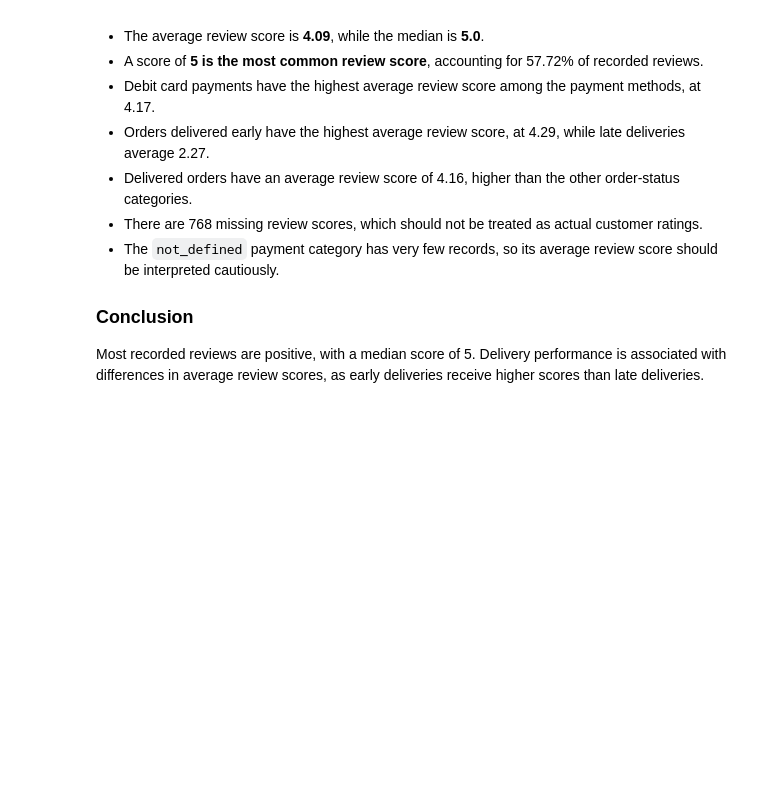
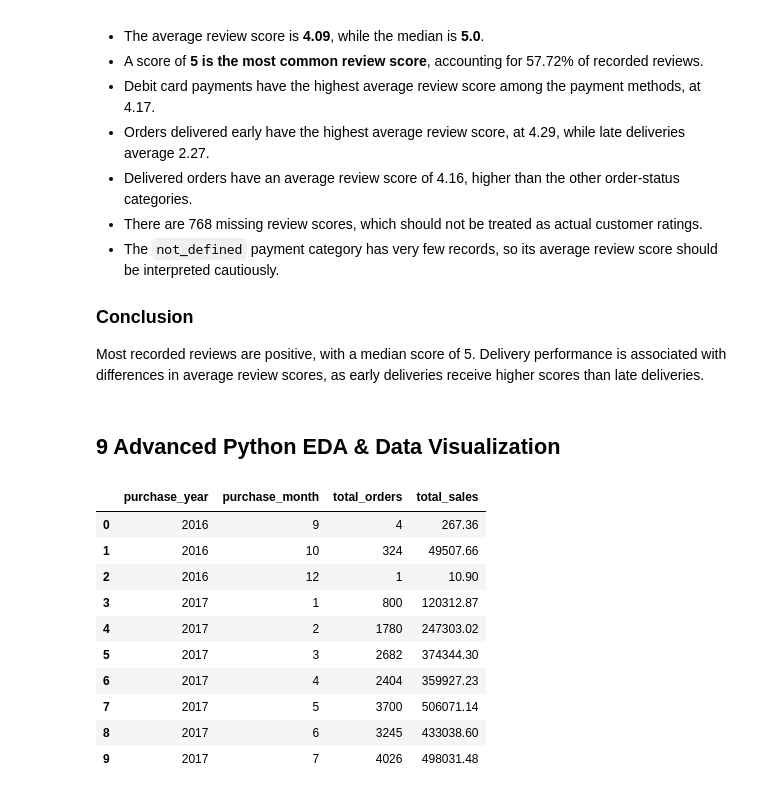
Before and after one commit to PranjaliSBidwe/E-Commerce_Sales_Customer_Behavior_Analysis, a Jupyter notebook: 01_data_understanding.ipynb, the cells around one changed output. Cells and saved outputs as stored; diff of their text form; code cells hidden in the pictures; blank space fills up the shorter version.

```diff
--- a/01_data_understanding.ipynb
+++ b/01_data_understanding.ipynb
@@ -2258,3 +2258,38 @@ satisfaction_summary
 ### Conclusion
 
 Most recorded reviews are positive, with a median score of 5. Delivery performance is associated with differences in average review scores, as early deliveries receive higher scores than late deliveries.
+# %% [markdown]
+## 9 Advanced Python EDA & Data Visualization
+# %%
+
+# Monthly order count and sales value
+
+monthly_analysis = (
+    df_clean
+    .groupby(
+        ["purchase_year", "purchase_month"],
+        observed=True
+    )
+    .agg(
+        total_orders=("order_id", "count"),
+        total_sales=(
+            "price",
+            lambda x: x.sum(min_count=1)
+        )
+    )
+    .reset_index()
+)
+
+monthly_analysis.head(10)
+# %% [output]
+|  | purchase_year | purchase_month | total_orders | total_sales |
+| 0 | 2016 | 9 | 4 | 267.36 |
+| 1 | 2016 | 10 | 324 | 49507.66 |
+| 2 | 2016 | 12 | 1 | 10.90 |
+| 3 | 2017 | 1 | 800 | 120312.87 |
+| 4 | 2017 | 2 | 1780 | 247303.02 |
+| 5 | 2017 | 3 | 2682 | 374344.30 |
+| 6 | 2017 | 4 | 2404 | 359927.23 |
+| 7 | 2017 | 5 | 3700 | 506071.14 |
+| 8 | 2017 | 6 | 3245 | 433038.60 |
+| 9 | 2017 | 7 | 4026 | 498031.48 |
```
Also changed, not shown: parts of 12 cells of this notebook.
